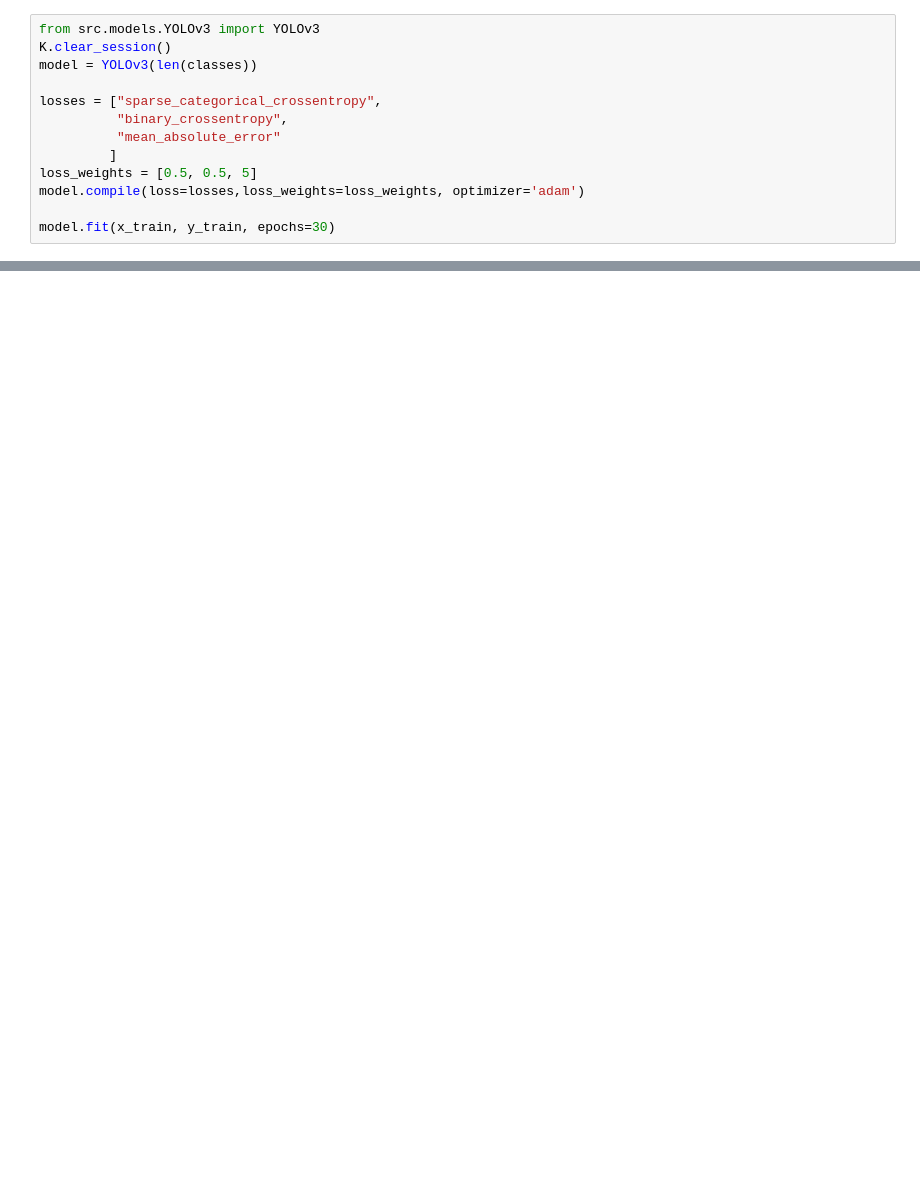
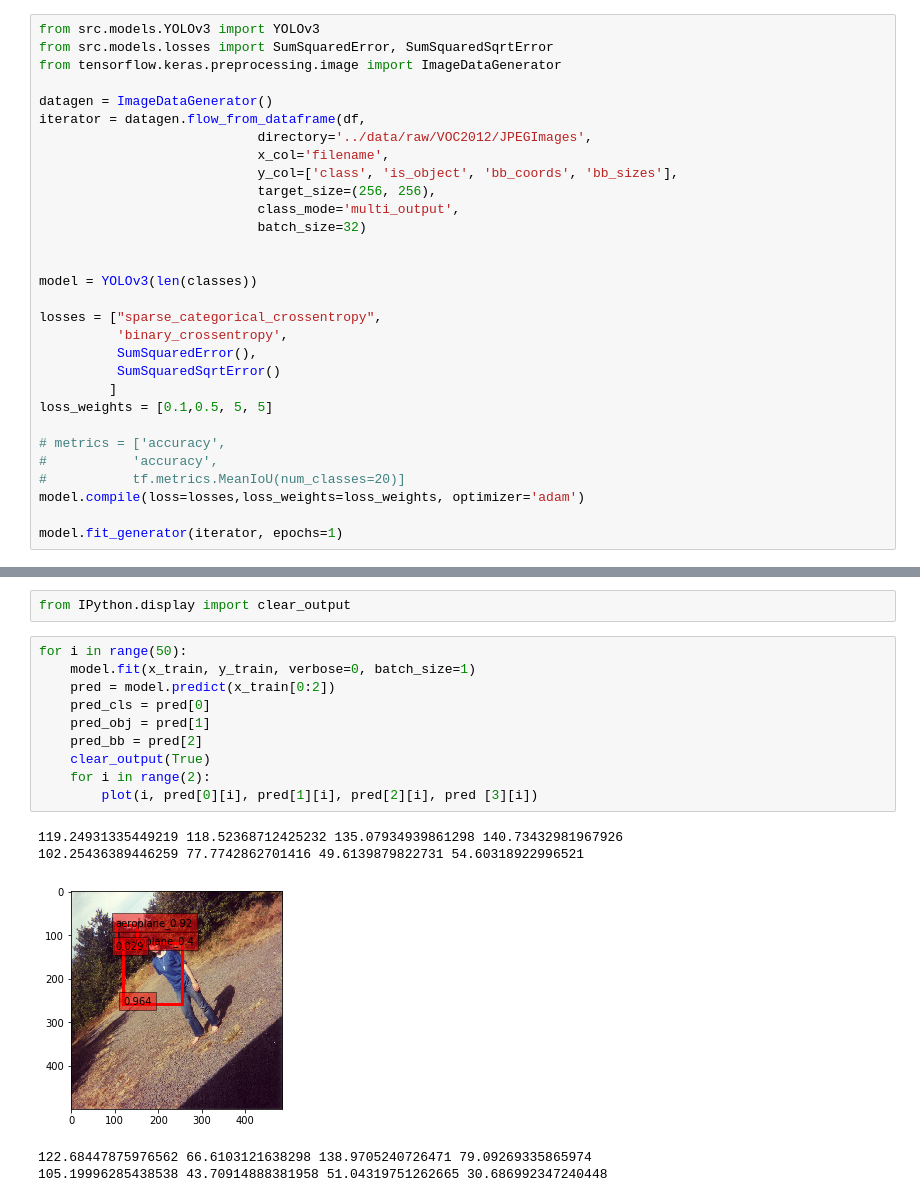
Before and after one commit to MartinHurnak/NN_project, a Jupyter notebook: notebooks/YOLO_train.ipynb, the cells around one changed output, grey strips where cells are left out. Saved outputs shown, nothing was run; the diff lists cells and outputs as text; blank space fills up the shorter version.

Commit message:
Tried more losses, but stil WIP

```diff
--- a/notebooks/YOLO_train.ipynb
+++ b/notebooks/YOLO_train.ipynb
@@ -45,14 +124,31 @@ y_train[1].shape
 # %%
 from src.models.YOLOv3 import YOLOv3
-K.clear_session()
+from src.models.losses import SumSquaredError, SumSquaredSqrtError
+from tensorflow.keras.preprocessing.image import ImageDataGenerator
+
+datagen = ImageDataGenerator()
+iterator = datagen.flow_from_dataframe(df,
+                            directory='../data/raw/VOC2012/JPEGImages',
+                            x_col='filename',
+                            y_col=['class', 'is_object', 'bb_coords', 'bb_sizes'],
+                            target_size=(256, 256),
+                            class_mode='multi_output',
+                            batch_size=32)
+
+
 model = YOLOv3(len(classes))
 
 losses = ["sparse_categorical_crossentropy",
-          "binary_crossentropy",
-          "mean_absolute_error"
+          'binary_crossentropy',
+          SumSquaredError(),
+          SumSquaredSqrtError()
          ]
-loss_weights = [0.5, 0.5, 5]
+loss_weights = [0.1,0.5, 5, 5]
+
+# metrics = ['accuracy',
+#           'accuracy',
+#           tf.metrics.MeanIoU(num_classes=20)]
 model.compile(loss=losses,loss_weights=loss_weights, optimizer='adam')
 
-model.fit(x_train, y_train, epochs=30)
+model.fit_generator(iterator, epochs=1)
 # %% [output]
@@ -166,0 +280,18 @@ for i in range(5):
+# %%
+from IPython.display import clear_output
+# %%
+for i in range(50):
+    model.fit(x_train, y_train, verbose=0, batch_size=1)
+    pred = model.predict(x_train[0:2])
+    pred_cls = pred[0]
+    pred_obj = pred[1]
+    pred_bb = pred[2]
+    clear_output(True)
+    for i in range(2):
+        plot(i, pred[0][i], pred[1][i], pred[2][i], pred [3][i])
+# %% [output]
+119.24931335449219 118.52368712425232 135.07934939861298 140.73432981967926
+102.25436389446259 77.7742862701416 49.6139879822731 54.60318922996521
+[figure, added]
+122.68447875976562 66.6103121638298 138.9705240726471 79.09269335865974
+105.19996285438538 43.70914888381958 51.04319751262665 30.686992347240448
```
Also changed, not shown: parts of 20 cells of this notebook, 2 other files.
